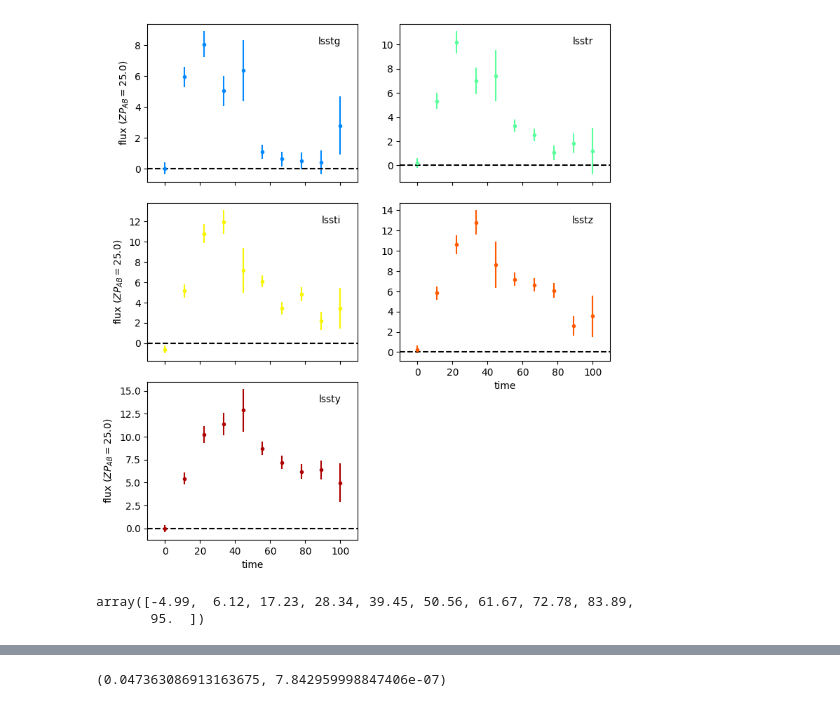
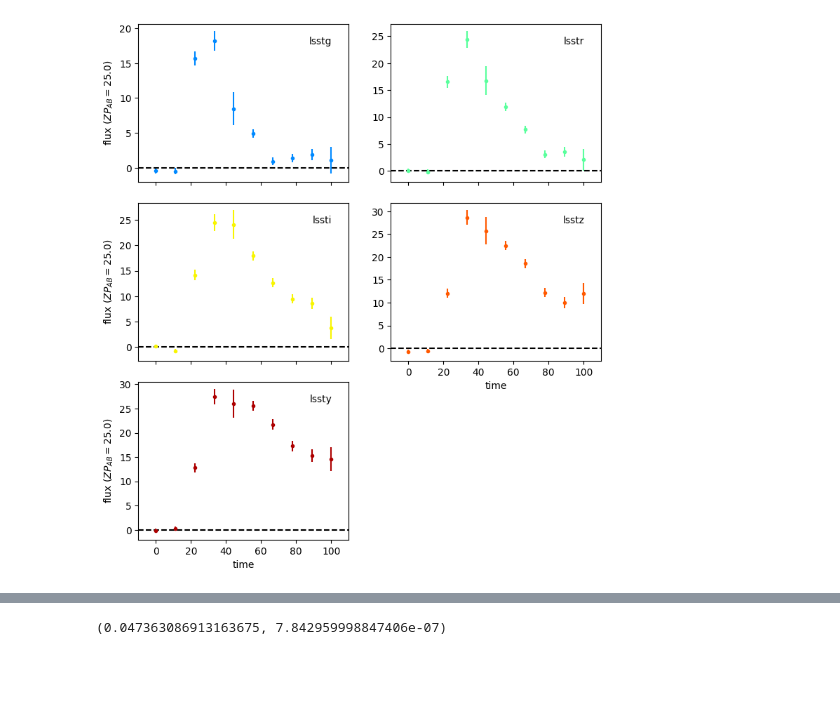
Before and after one commit to asmuzsoy/beams_ext, a Jupyter notebook: fit_many_ibc.ipynb, the cells around one changed output, grey strips where cells are left out. Saved outputs shown, nothing was run; the diff lists cells and outputs as text; code cells hidden in the pictures; blank space fills up the shorter version.

```diff
--- a/fit_many_ibc.ipynb
+++ b/fit_many_ibc.ipynb
@@ -200,20 +182,15 @@ obs = Table({'time': list(time_points) * num_bands,
 # %%
 def simulate_ibc(true_z, texp, mej, fni, vej):
     # arnett_source = ArnettSource(times, wavelengths, true_z, params=[mej, fni, vej])
-    arnett_source = ArnettSource(times, wavelengths, true_z, texp, params=[mej, fni, vej])
+    arnett_source = ArnettSource(times, wavelengths, true_z, params=[texp, mej, fni, vej])
 
     arnett_model = sncosmo.Model(source=arnett_source)
-    params = {'mej': mej, 'fni': fni, 'vej': vej}
+    params = {'texp': texp, 'mej': mej, 'fni': fni, 'vej': vej}
 
     lcs = sncosmo.realize_lcs(obs, arnett_model, [params])
     return lcs
 # %%
-light_curve = simulate_ibc(0.15, 0, 3, 0.1, 10000)
+light_curve = simulate_ibc(0.1, 10, 3, 0.1, 10000)
 sncosmo.plot_lc(light_curve[0]);
 # %% [output]
-[figure, old version]
+[figure, new version]
-# %%
-time_points - 5
-# %% [output]
-array([-4.99,  6.12, 17.23, 28.34, 39.45, 50.56, 61.67, 72.78, 83.89,
-       95.  ])
```
Also changed, not shown: parts of 8 cells of this notebook.
